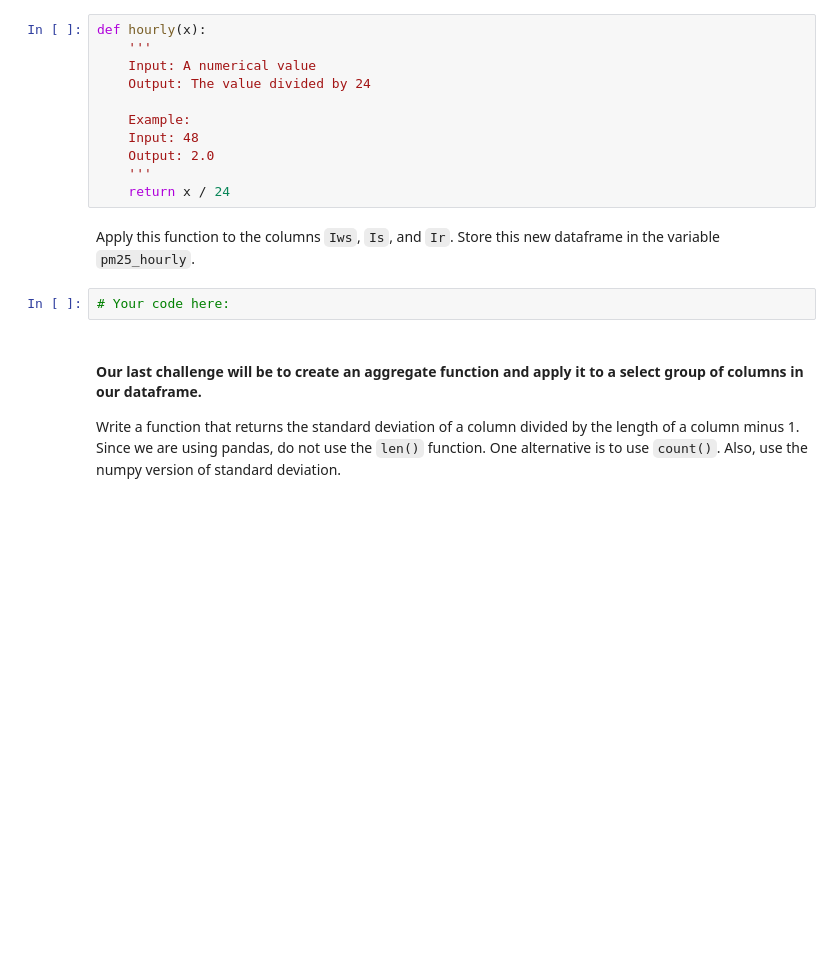
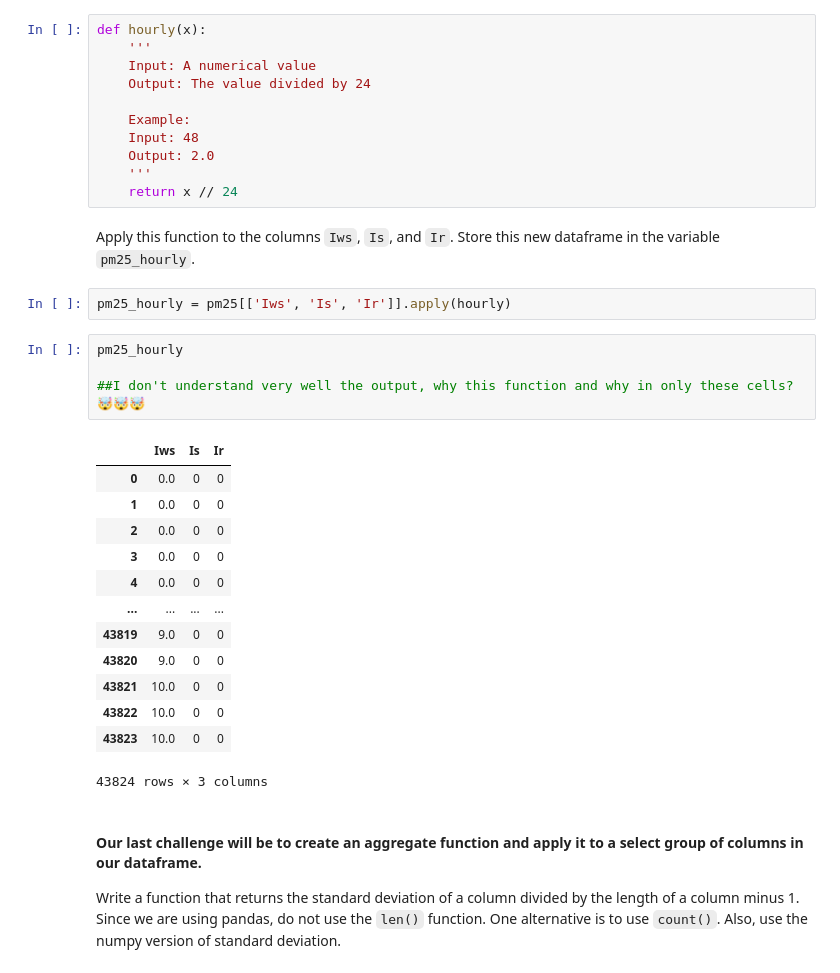
Before and after one commit to PaolaKarina/lab-map-reduce-filter, a Jupyter notebook: your-code/main.ipynb, the cells around one changed output. Saved outputs shown, nothing was run; the diff lists cells and outputs as text; blank space fills up the shorter version.

```diff
--- a/your-code/main.ipynb
+++ b/your-code/main.ipynb
@@ -265,11 +265,29 @@ def hourly(x):
     Input: 48
     Output: 2.0
     '''
-    return x / 24
+    return x // 24
 # %% [markdown]
 Apply this function to the columns `Iws`, `Is`, and `Ir`. Store this new dataframe in the variable `pm25_hourly`.
-# %%
-# Your code here:
+# %%
+pm25_hourly = pm25[['Iws', 'Is', 'Ir']].apply(hourly)
+# %%
+pm25_hourly
+
+##I don't understand very well the output, why this function and why in only these cells? 🤯🤯🤯
+# %% [output]
+|  | Iws | Is | Ir |
+| 0 | 0.0 | 0 | 0 |
+| 1 | 0.0 | 0 | 0 |
+| 2 | 0.0 | 0 | 0 |
+| 3 | 0.0 | 0 | 0 |
+| 4 | 0.0 | 0 | 0 |
+| ... | ... | ... | ... |
+| 43819 | 9.0 | 0 | 0 |
+| 43820 | 9.0 | 0 | 0 |
+| 43821 | 10.0 | 0 | 0 |
+| 43822 | 10.0 | 0 | 0 |
+| 43823 | 10.0 | 0 | 0 |
+43824 rows × 3 columns
 # %% [markdown]
 #### Our last challenge will be to create an aggregate function and apply it to a select group of columns in our dataframe.
 
```
Also changed, not shown: parts of 1 cell of this notebook.
